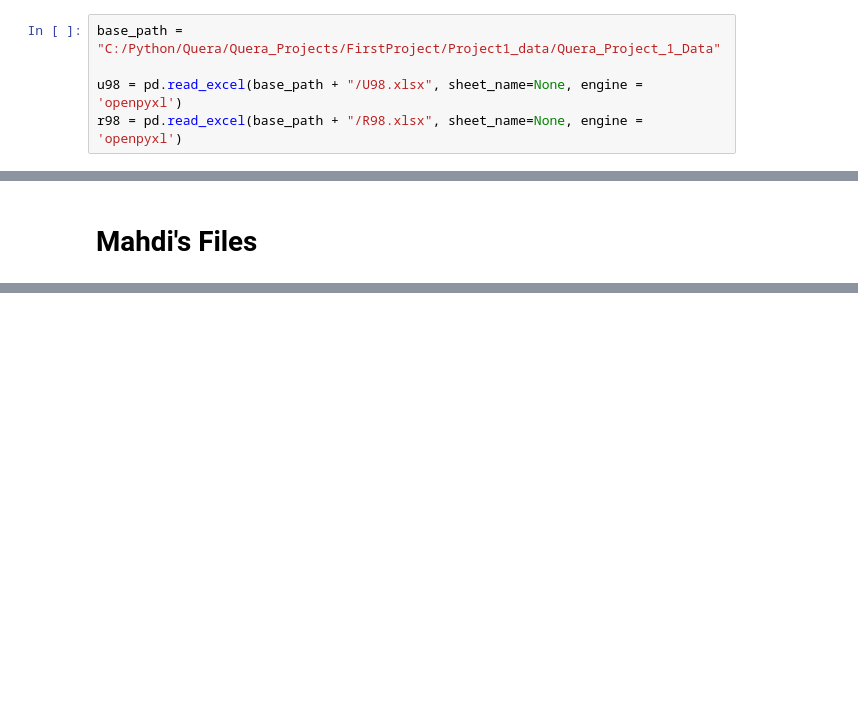
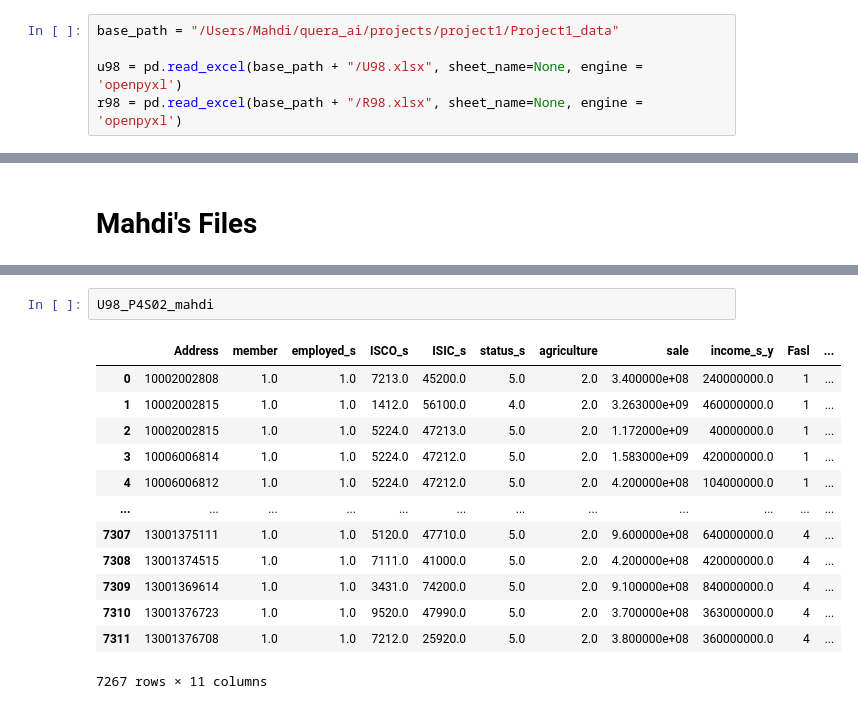
Before and after one commit to AmirmahdiGolahmar/Iranian_HEIS, a Jupyter notebook: data/Preprocessing.ipynb, the cells around one changed output, grey strips where cells are left out. Drawn from its saved outputs; the diff is of its cells as text; blank space fills up the shorter version.

```diff
--- a/data/Preprocessing.ipynb
+++ b/data/Preprocessing.ipynb
@@ -19,5 +19,5 @@ Requirement already satisfied: et-xmlfile in c:\users\irdot\appdata\local\progra
 # %%
-base_path = "C:/Python/Quera/Quera_Projects/FirstProject/Project1_data/Quera_Project_1_Data"
+base_path = "/Users/Mahdi/quera_ai/projects/project1/Project1_data"
 
 u98 = pd.read_excel(base_path + "/U98.xlsx", sheet_name=None, engine = 'openpyxl')
 r98 = pd.read_excel(base_path + "/R98.xlsx", sheet_name=None, engine = 'openpyxl')
@@ -675,0 +752,16 @@ u98_P4S04_mahdi
+# %%
+U98_P4S02_mahdi
+# %% [output]
+|  | Address | member | employed_s | ISCO_s | ISIC_s | status_s | agriculture | sale | income_s_y | Fasl | ... |
+| 0 | 10002002808 | 1.0 | 1.0 | 7213.0 | 45200.0 | 5.0 | 2.0 | 3.400000e+08 | 240000000.0 | 1 | ... |
+| 1 | 10002002815 | 1.0 | 1.0 | 1412.0 | 56100.0 | 4.0 | 2.0 | 3.263000e+09 | 460000000.0 | 1 | ... |
+| 2 | 10002002815 | 1.0 | 1.0 | 5224.0 | 47213.0 | 5.0 | 2.0 | 1.172000e+09 | 40000000.0 | 1 | ... |
+| 3 | 10006006814 | 1.0 | 1.0 | 5224.0 | 47212.0 | 5.0 | 2.0 | 1.583000e+09 | 420000000.0 | 1 | ... |
+| 4 | 10006006812 | 1.0 | 1.0 | 5224.0 | 47212.0 | 5.0 | 2.0 | 4.200000e+08 | 104000000.0 | 1 | ... |
+| ... | ... | ... | ... | ... | ... | ... | ... | ... | ... | ... | ... |
+| 7307 | 13001375111 | 1.0 | 1.0 | 5120.0 | 47710.0 | 5.0 | 2.0 | 9.600000e+08 | 640000000.0 | 4 | ... |
+| 7308 | 13001374515 | 1.0 | 1.0 | 7111.0 | 41000.0 | 5.0 | 2.0 | 4.200000e+08 | 420000000.0 | 4 | ... |
+| 7309 | 13001369614 | 1.0 | 1.0 | 3431.0 | 74200.0 | 5.0 | 2.0 | 9.100000e+08 | 840000000.0 | 4 | ... |
+| 7310 | 13001376723 | 1.0 | 1.0 | 9520.0 | 47990.0 | 5.0 | 2.0 | 3.700000e+08 | 363000000.0 | 4 | ... |
+| 7311 | 13001376708 | 1.0 | 1.0 | 7212.0 | 25920.0 | 5.0 | 2.0 | 3.800000e+08 | 360000000.0 | 4 | ... |
+7267 rows × 11 columns
```
Also changed, not shown: parts of 17 cells of this notebook.
